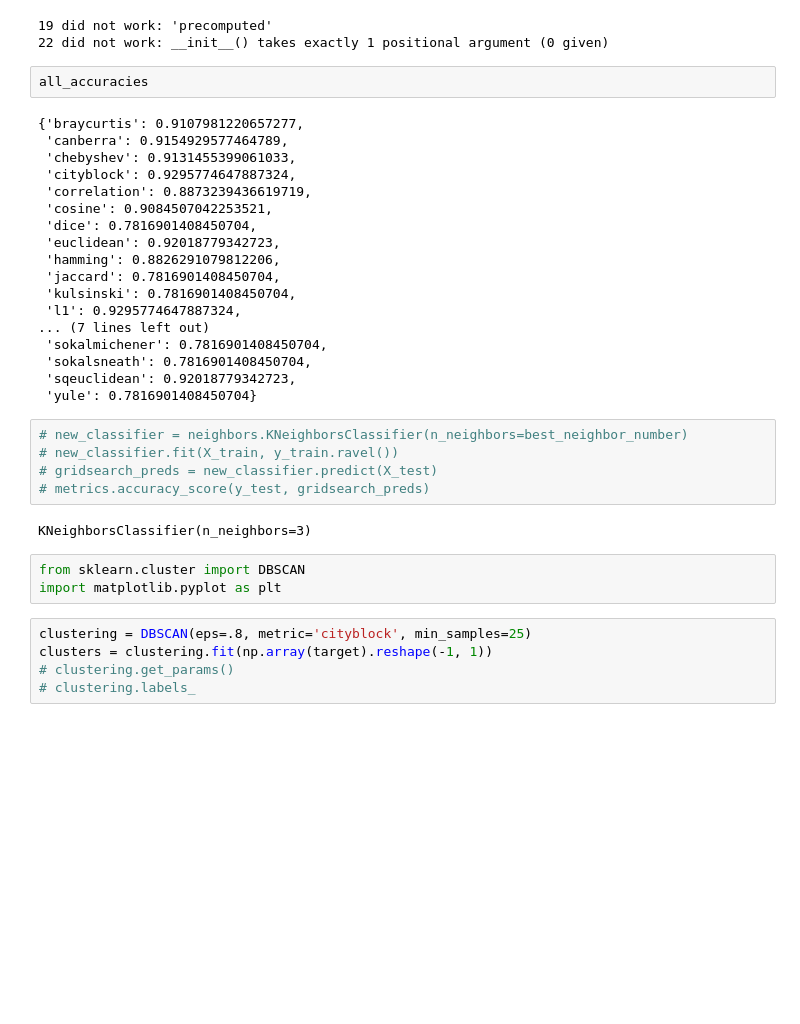
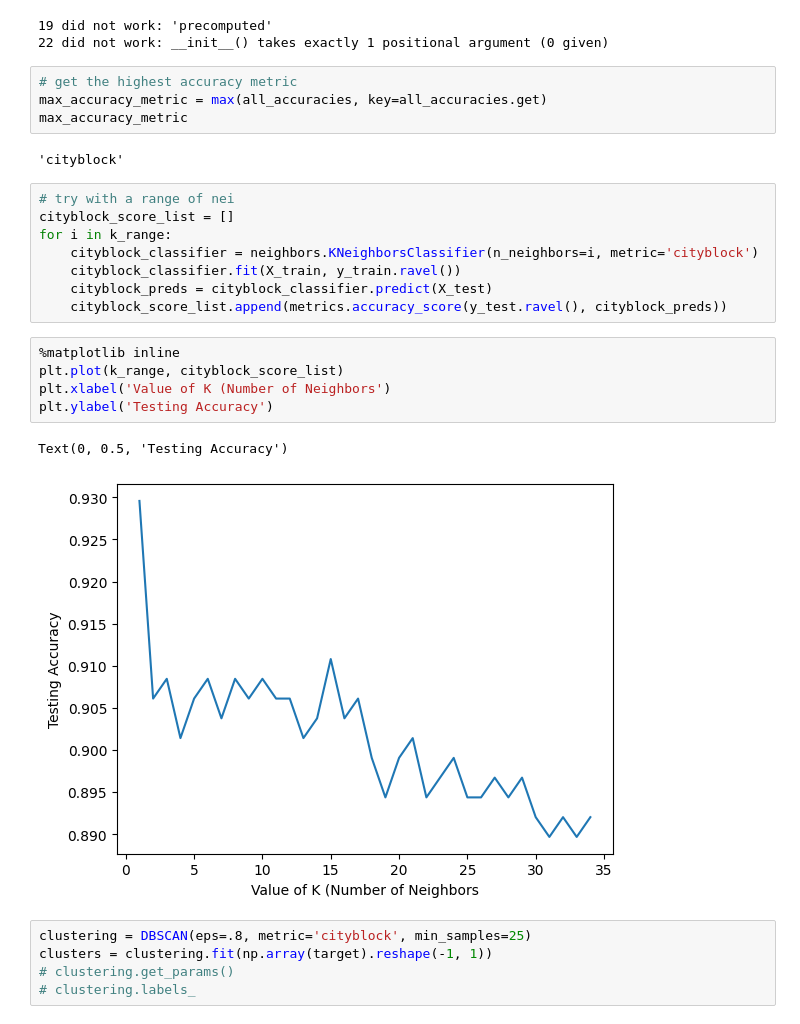
Before and after one commit to jackwooley/capstone-case-studies, a Jupyter notebook: fetal/fetal_knn.ipynb, the cells around one changed output. Saved outputs shown, nothing was run; the diff lists cells and outputs as text; blank space fills up the shorter version.

Commit message:
added code to plot accuracy scores and show how they change based on number of neighbors

```diff
--- a/fetal/fetal_knn.ipynb
+++ b/fetal/fetal_knn.ipynb
@@ -175,36 +177,28 @@ for i in range(0, len(distance_metrics)):
 14 did not work: The 'VI' parameter is required for the mahalanobis metric when Y is passed.
 19 did not work: 'precomputed'
 22 did not work: __init__() takes exactly 1 positional argument (0 given)
-# %%
-all_accuracies
-# %% [output]
-{'braycurtis': 0.9107981220657277,
- 'canberra': 0.9154929577464789,
- 'chebyshev': 0.9131455399061033,
- 'cityblock': 0.9295774647887324,
- 'correlation': 0.8873239436619719,
- 'cosine': 0.9084507042253521,
- 'dice': 0.7816901408450704,
- 'euclidean': 0.92018779342723,
- 'hamming': 0.8826291079812206,
- 'jaccard': 0.7816901408450704,
- 'kulsinski': 0.7816901408450704,
- 'l1': 0.9295774647887324,
-... (7 lines left out)
- 'sokalmichener': 0.7816901408450704,
- 'sokalsneath': 0.7816901408450704,
- 'sqeuclidean': 0.92018779342723,
- 'yule': 0.7816901408450704}
+# %%
+# get the highest accuracy metric
+max_accuracy_metric = max(all_accuracies, key=all_accuracies.get)
+max_accuracy_metric
+# %% [output]
+'cityblock'
 # %%
-# new_classifier = neighbors.KNeighborsClassifier(n_neighbors=best_neighbor_number)
-# new_classifier.fit(X_train, y_train.ravel())
-# gridsearch_preds = new_classifier.predict(X_test)
-# metrics.accuracy_score(y_test, gridsearch_preds)
+# try with a range of nei
+cityblock_score_list = []
+for i in k_range:
+    cityblock_classifier = neighbors.KNeighborsClassifier(n_neighbors=i, metric='cityblock')
+    cityblock_classifier.fit(X_train, y_train.ravel())
+    cityblock_preds = cityblock_classifier.predict(X_test)
+    cityblock_score_list.append(metrics.accuracy_score(y_test.ravel(), cityblock_preds))
-# %% [output]
-KNeighborsClassifier(n_neighbors=3)
-# %%
-from sklearn.cluster import DBSCAN
-import matplotlib.pyplot as plt
+# %%
+%matplotlib inline
+plt.plot(k_range, cityblock_score_list)
+plt.xlabel('Value of K (Number of Neighbors')
+plt.ylabel('Testing Accuracy')
+# %% [output]
+Text(0, 0.5, 'Testing Accuracy')
+[figure, added]
 # %%
 clustering = DBSCAN(eps=.8, metric='cityblock', min_samples=25)
 clusters = clustering.fit(np.array(target).reshape(-1, 1))
```
Also changed, not shown: parts of 1 cell of this notebook.
